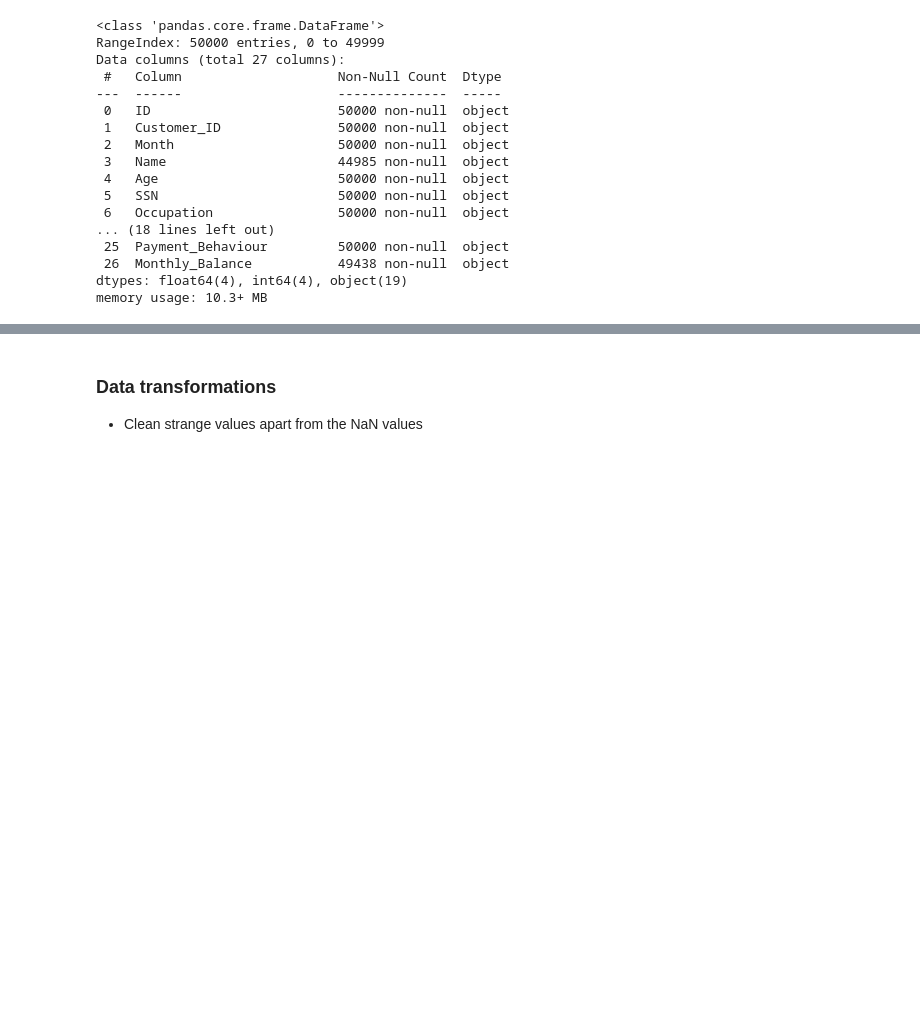
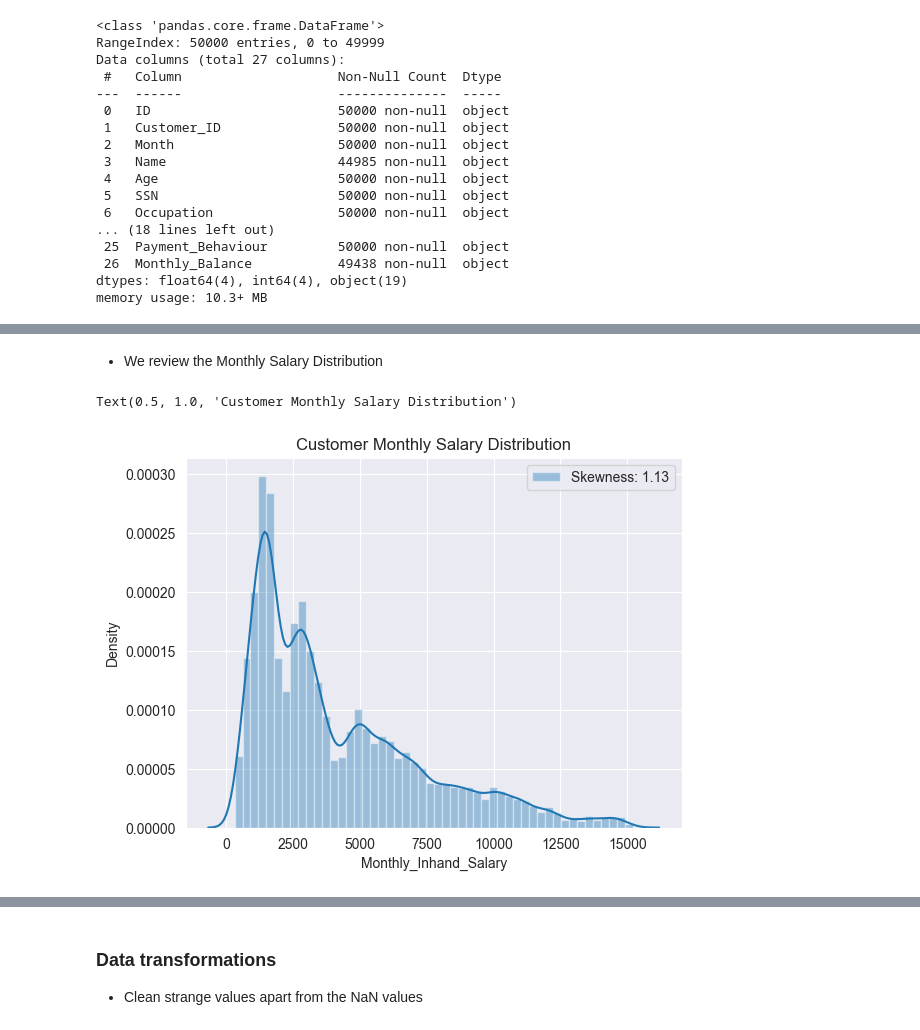
Before and after one commit to sergioKmoralesV/ai-proj-methodology-final, a Jupyter notebook: notebooks/eda.ipynb, the cells around one changed output, grey strips where cells are left out. Cells and saved outputs as stored; diff of their text form; code cells hidden in the pictures; blank space fills up the shorter version.

```diff
--- a/notebooks/eda.ipynb
+++ b/notebooks/eda.ipynb
@@ -130,0 +147,9 @@ memory usage: 10.3+ MB
+# %% [markdown]
+- We review the Monthly Salary Distribution
+# %%
+sns.distplot(df_train['Monthly_Inhand_Salary'], label = 'Skewness: %.2f'%(df_train['Monthly_Inhand_Salary'].skew()))
+plt.legend(loc = 'best')
+plt.title('Customer Monthly Salary Distribution')
+# %% [output]
+Text(0.5, 1.0, 'Customer Monthly Salary Distribution')
+[figure, added]
```
Also changed, not shown: parts of 8 cells of this notebook.
